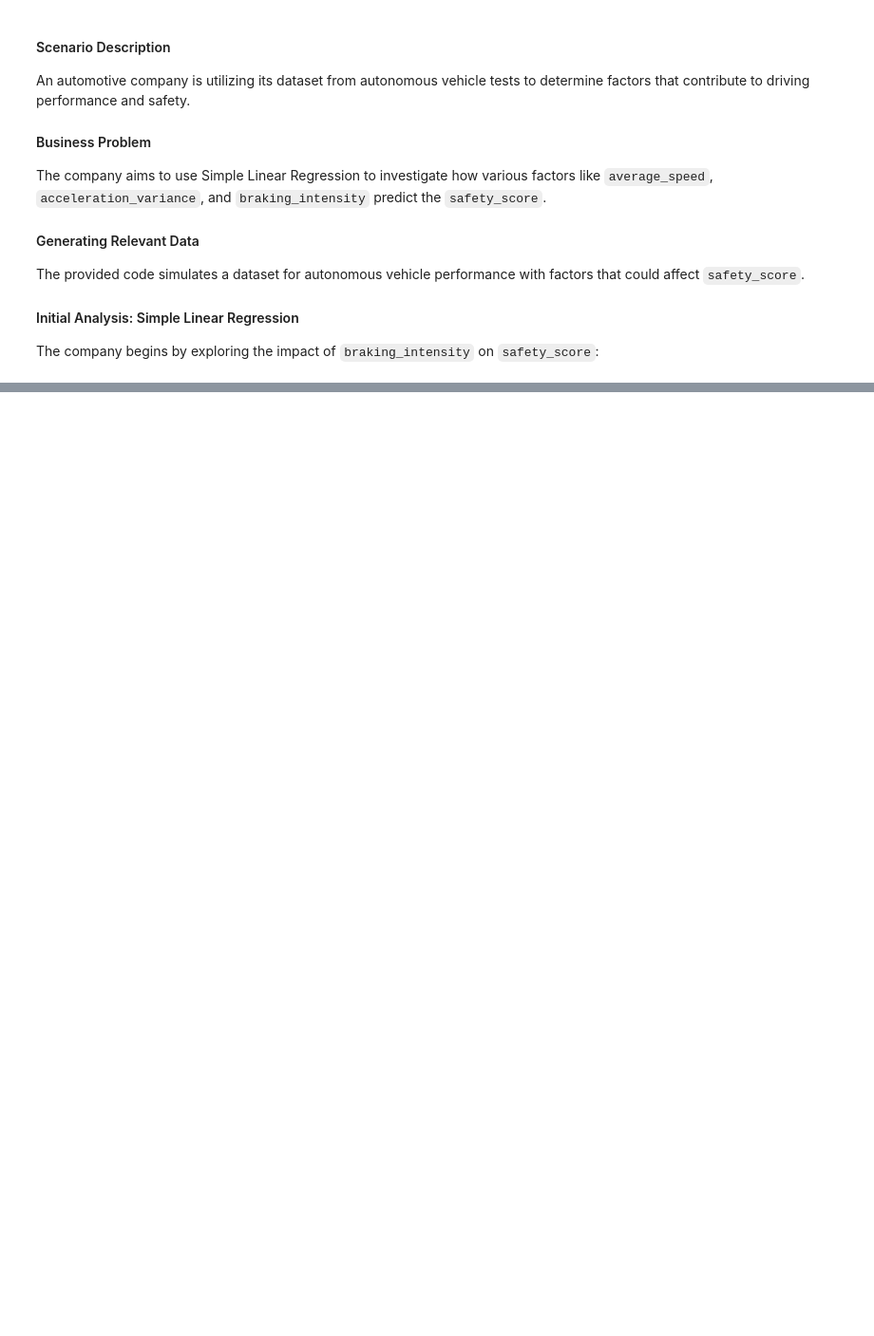
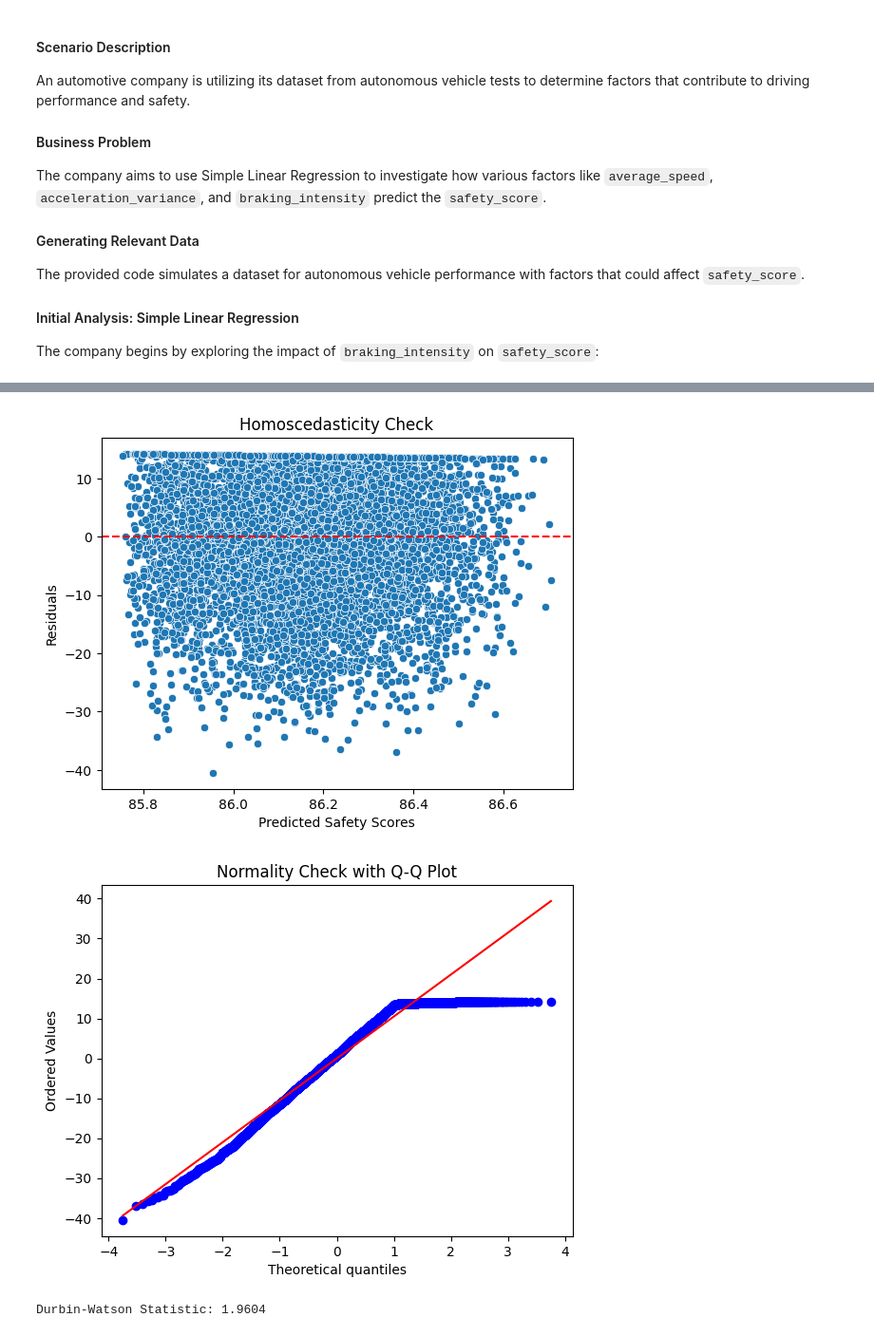
Before and after one commit to pouriaetab/ds-toolkit, a Jupyter notebook: statistical_methods/regression_analysis/regression_analysis.ipynb, the cells around one changed output, grey strips where cells are left out. Shown: that part at 95% size. Saved outputs shown, nothing was run; the diff lists cells and outputs as text; code cells hidden in the pictures; blank space fills up the shorter version.

Commit message:
Modify regression_analysis related files

```diff
--- a/statistical_methods/regression_analysis/regression_analysis.ipynb
+++ b/statistical_methods/regression_analysis/regression_analysis.ipynb
@@ -166,0 +227,78 @@ If the regression model shows a significant negative slope and a substantial R-s
+# %%
+import numpy as np
+import pandas as pd
+import seaborn as sns
+import matplotlib.pyplot as plt
+from sklearn.linear_model import LinearRegression
+from statsmodels.stats.stattools import durbin_watson
+import scipy.stats as stats
+
+np.random.seed(42)
+
+# Sample size
+n_samples = 8000
+
+# Generate synthetic dataset
+df_autonomous = pd.DataFrame({
+    'trip_id': np.arange(1, n_samples + 1),
+    'average_speed': np.random.uniform(30, 120, n_samples),  # Speed in km/h
+    'acceleration_variance': np.random.uniform(0.1, 5, n_samples),  # Variance in acceleration
+    'braking_intensity': np.random.uniform(0.1, 5, n_samples),  # Intensity of braking events
+    'weather_condition': np.random.choice(['Sunny', 'Rainy', 'Snowy'], n_samples, p=[0.6, 0.3, 0.1]),
+    'traffic_density': np.random.choice(['Low', 'Medium', 'High'], n_samples, p=[0.3, 0.4, 0.3]),
+    'obstacle_frequency': np.random.poisson(2, n_samples),  # Obstacles per kilometer
+    'lane_changes': np.random.poisson(1, n_samples),  # Number of lane changes
+    'fuel_efficiency': np.random.uniform(5, 15, n_samples),  # km/l
+})
+
+# Assume a negative relationship between braking intensity and safety score and some random noise
+df_autonomous['safety_score'] = 100 - (df_autonomous['braking_intensity'] * 5 +
+                                       np.random.normal(0, 10, n_samples))
+df_autonomous['safety_score'] = df_autonomous['safety_score'].clip(0, 100)
+
+# Add new columns that are transformations or combinations of existing variables
+df_autonomous['log_acceleration_variance'] = np.log(df_autonomous['acceleration_variance'] + 1)
+df_autonomous['speed_fuel_efficiency_interaction'] = df_autonomous['average_speed'] * df_autonomous['fuel_efficiency']
+df_autonomous['inverse_traffic_density'] = 1 / df_autonomous['traffic_density'].map({'Low': 1, 'Medium': 2, 'High': 3})
+
+# Adjust the categorical weather_condition variable to numerical for regression analysis
+df_autonomous['weather_condition_numeric'] = df_autonomous['weather_condition'].map({'Sunny': 1, 'Rainy': 2, 'Snowy': 3})
+
+# Independent variables for the model
+independent_vars = ['log_acceleration_variance', 'speed_fuel_efficiency_interaction', 'inverse_traffic_density',
+                    'weather_condition_numeric']
+
+# Dependent variable
+dependent_var = 'safety_score'
+
+# Multiple Linear Regression Model
+multi_linear_model = LinearRegression()
+multi_linear_model.fit(df_autonomous[independent_vars], df_autonomous[dependent_var])
+
+# Predicting the safety scores
+predicted_scores = multi_linear_model.predict(df_autonomous[independent_vars])
+
+# Calculating residuals
+residuals = df_autonomous[dependent_var] - predicted_scores
+
+# Check assumptions
+# Homoscedasticity
+sns.scatterplot(x=predicted_scores, y=residuals)
+plt.axhline(0, color='red', linestyle='--')
+plt.xlabel('Predicted Safety Scores')
+plt.ylabel('Residuals')
+plt.title('Homoscedasticity Check')
+plt.show()
+
+# Normality of residuals
+stats.probplot(residuals, dist="norm", plot=plt)
+plt.title('Normality Check with Q-Q Plot')
+plt.show()
+
+# Independence
+dw_stat = durbin_watson(residuals)
+print(f'Durbin-Watson Statistic: {dw_stat:.4f}')
+# %% [output]
+[figure, added]
+[figure, added]
+Durbin-Watson Statistic: 1.9604
```
Also changed, not shown: parts of 8 cells of this notebook.
